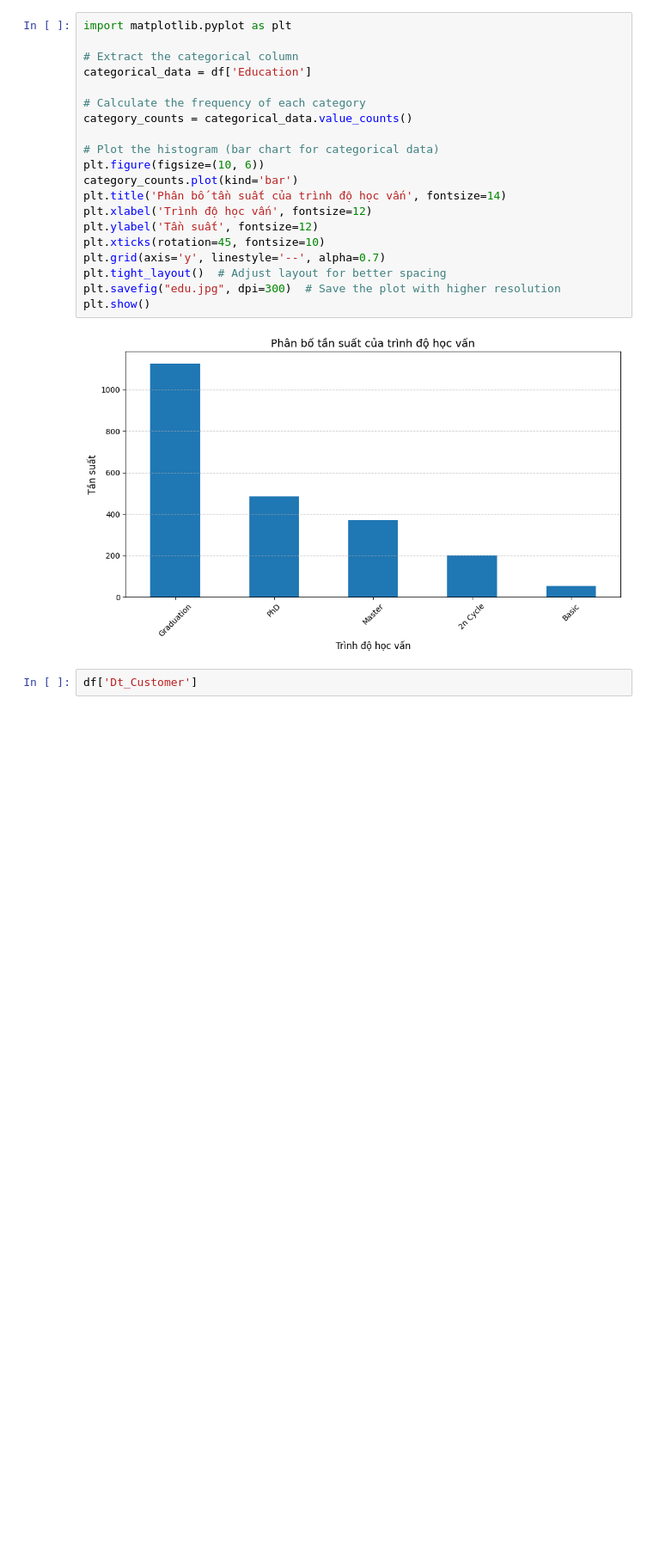
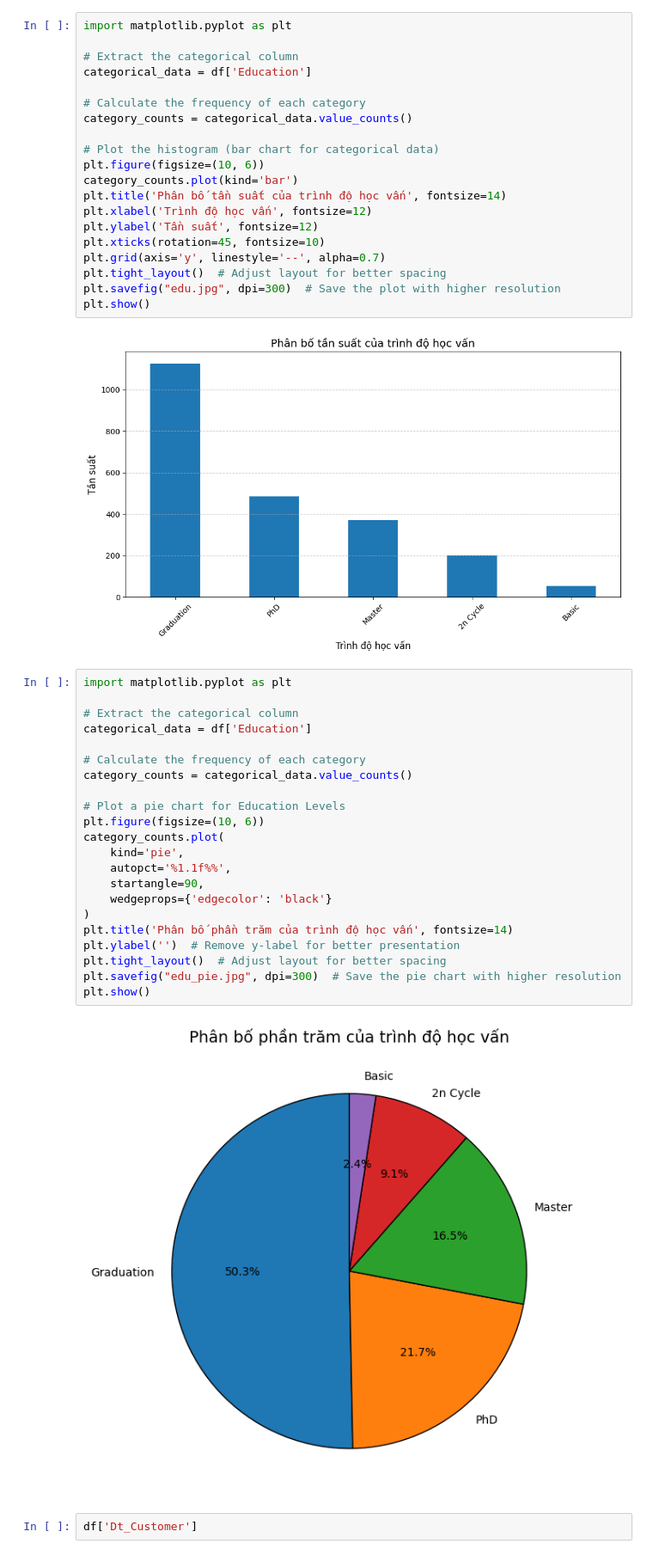
Before and after one commit to NgDucHieus/Customer_segmentation, a Jupyter notebook: Customer_segmentation_group1.ipynb, the cells around one changed output. Shown at 86% size. Saved outputs shown, nothing was run; the diff lists cells and outputs as text; blank space fills up the shorter version.

```diff
--- a/Customer_segmentation_group1.ipynb
+++ b/Customer_segmentation_group1.ipynb
@@ -93,6 +93,30 @@ plt.savefig("edu.jpg", dpi=300)  # Save the plot with higher resolution
 plt.show()
 # %% [output]
 [figure]
+# %%
+import matplotlib.pyplot as plt
+
+# Extract the categorical column
+categorical_data = df['Education']
+
+# Calculate the frequency of each category
+category_counts = categorical_data.value_counts()
+
+# Plot a pie chart for Education Levels
+plt.figure(figsize=(10, 6))
+category_counts.plot(
+    kind='pie',
+    autopct='%1.1f%%',
+    startangle=90,
+    wedgeprops={'edgecolor': 'black'}
+)
+plt.title('Phân bố phần trăm của trình độ học vấn', fontsize=14)
+plt.ylabel('')  # Remove y-label for better presentation
+plt.tight_layout()  # Adjust layout for better spacing
+plt.savefig("edu_pie.jpg", dpi=300)  # Save the pie chart with higher resolution
+plt.show()
+# %% [output]
+[figure, added]
 # %%
 df['Dt_Customer']
 # %% [output]
```
Also changed, not shown: 14 other files.
